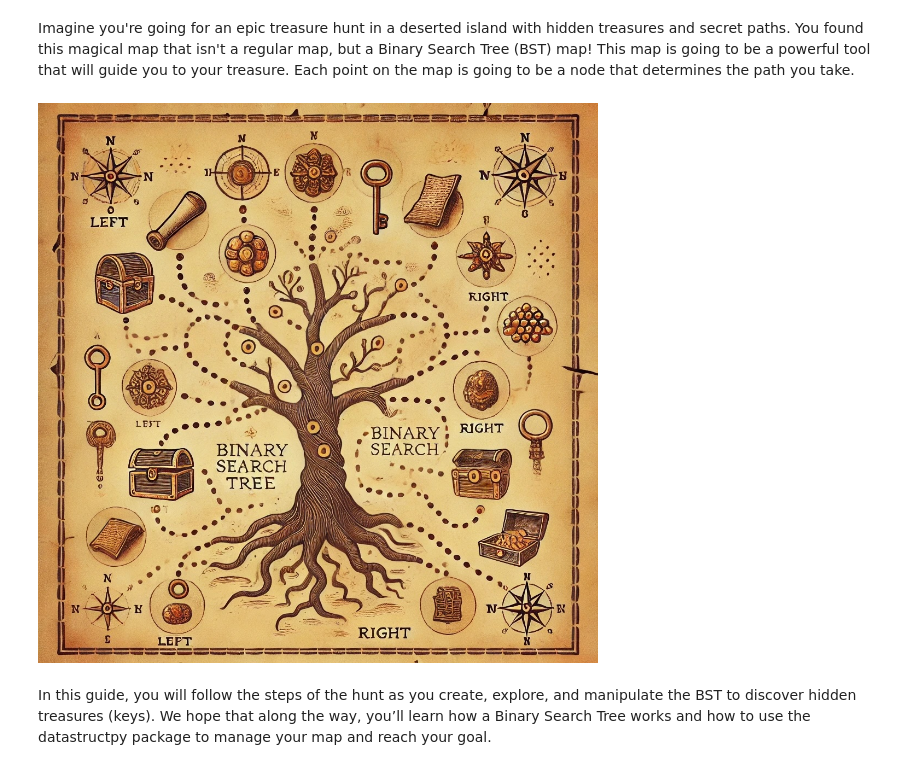
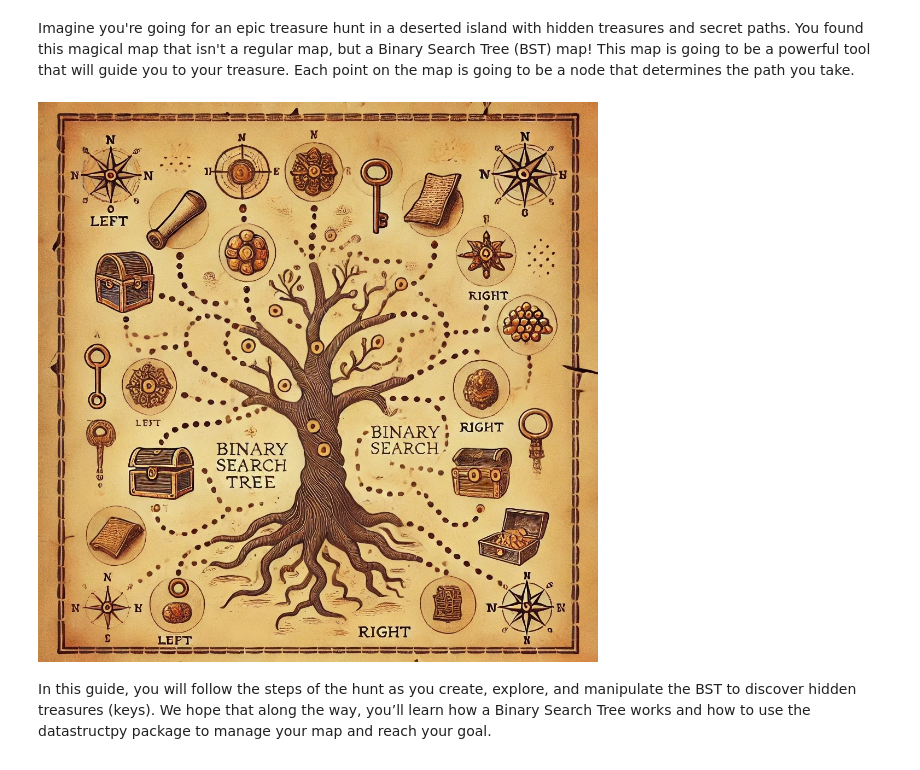
Before and after one commit to UBC-MDS/datastructpy, a Jupyter notebook: docs/example.ipynb, the cells around one changed output. Drawn from its saved outputs; the diff is of its cells as text; code cells hidden in the pictures.

Commit message:
change the address of the image to be rendered in ReadtheDoc

```diff
--- a/docs/example.ipynb
+++ b/docs/example.ipynb
@@ -15,8 +15,25 @@ Welcome to this hands-on tutorial, where we will explore how to use the datastru
 ## The Adventure Begins: Creating a Binary Search Tree
 # %% [markdown]
 Imagine you're going for an epic treasure hunt in a deserted island with hidden treasures and secret paths. You found this magical map that isn't a regular map, but a Binary Search Tree (BST) map! This map is going to be a powerful tool that will guide you to your treasure. Each point on the map is going to be a node that determines the path you take.
-# %% [markdown]
-![BST_map.jpg](attachment:19ab1107-d52e-4120-9e83-9c71cea7572a.jpg)
+# %%
+## ![BST_map.jpg](attachment:19ab1107-d52e-4120-9e83-9c71cea7572a.jpg)
+from IPython.display import HTML, Image
+
+# Function to hide code
+def hide_code():
+    display(HTML('''<style>
+        .input {
+            display: none;
+        }
+    </style>'''))
+
+# Hide the code cells
+hide_code()
+
+# Display the image from the specified directory
+Image(filename="../images/BST_map.jpg")
+# %% [output]
+[figure, added]
 # %% [markdown]
 In this guide, you will follow the steps of the hunt as you create, explore, and manipulate the BST to discover hidden treasures (keys). We hope that along the way, you’ll learn how a Binary Search Tree works and how to use the datastructpy package to manage your map and reach your goal.
 # %% [markdown]
```
